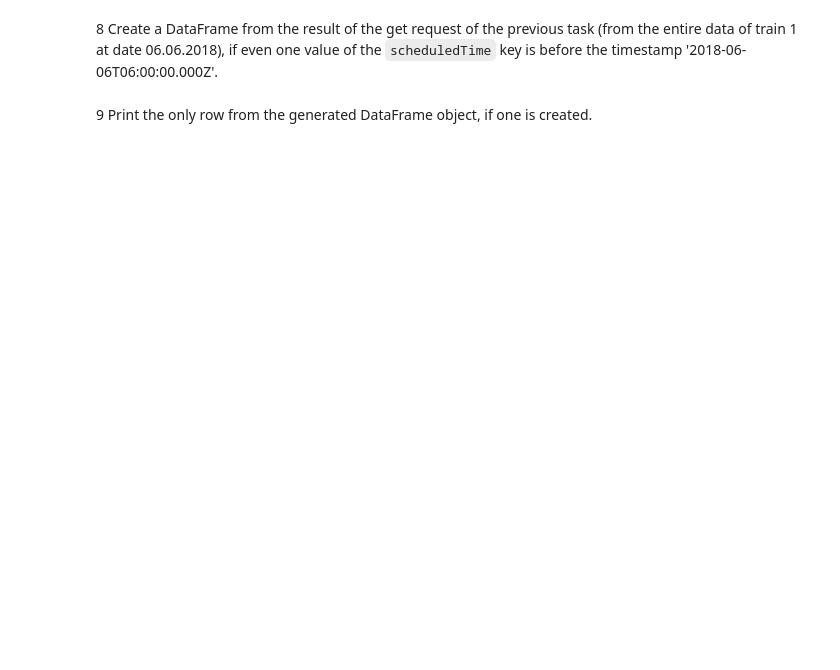
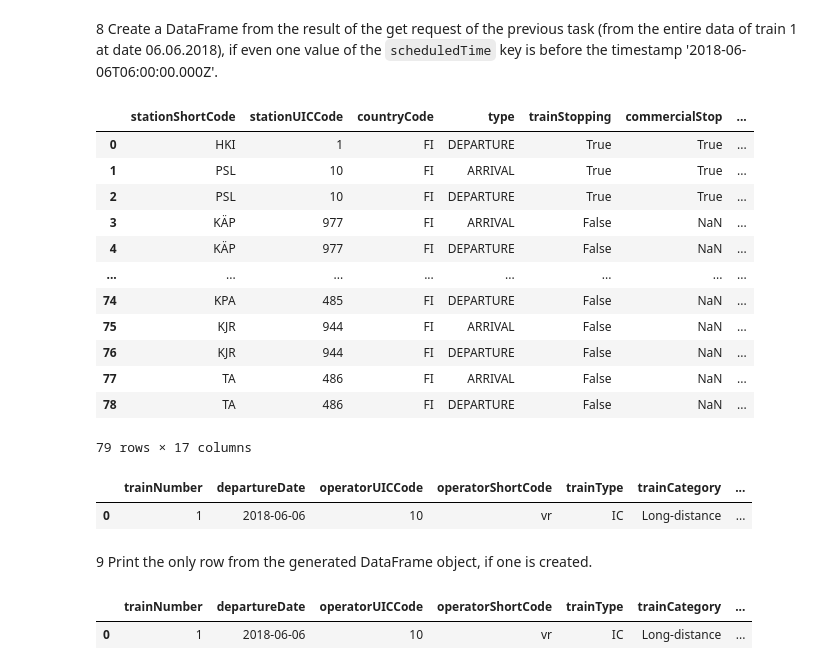
Before and after one commit to aamnah/ttc8030-data-preprocessing, a Jupyter notebook: exercises/Exercise_3_Rest_API.ipynb, the cells around one changed output. Cells and saved outputs as stored; diff of their text form; code cells hidden in the pictures; blank space fills up the shorter version.

```diff
--- a/exercises/Exercise_3_Rest_API.ipynb
+++ b/exercises/Exercise_3_Rest_API.ipynb
@@ -48,0 +110,12 @@ Url for the interface: http://www.hel.fi/palvelukarttaws/rest/vpalvelurekisteri
+# %%
+departure_date = "2018-06-06"
+train_number = 1
+
+digitraffic_baseurl = "https://rata.digitraffic.fi/api/v1/trains"
+trains_api_url = f"{digitraffic_baseurl}/{departure_date}/{train_number}"
+# https://rata.digitraffic.fi/api/v1/trains/2018-06-06/1
+
+req = requests.get(trains_api_url)
+train_data = req.json()
+
+train_data
@@ -53,2 +142,47 @@ Url for the interface: http://www.hel.fi/palvelukarttaws/rest/vpalvelurekisteri
+# %%
+import pandas as pd
+
+timestamp = '2018-06-06T06:00:00.000Z'
+
+# Create a dataframe based on values in the timeTableRows list
+# more useful, but probably not asked for
+data = []
+for train in train_data:
+    for time in train['timeTableRows']:
+        if time['scheduledTime'] < timestamp:
+            data.append(time)
+
+df = pd.json_normalize(data)
+df
+# %% [output]
+|  | stationShortCode | stationUICCode | countryCode | type | trainStopping | commercialStop | ... |
+| 0 | HKI | 1 | FI | DEPARTURE | True | True | ... |
+| 1 | PSL | 10 | FI | ARRIVAL | True | True | ... |
+| 2 | PSL | 10 | FI | DEPARTURE | True | True | ... |
+| 3 | KÄP | 977 | FI | ARRIVAL | False | NaN | ... |
+| 4 | KÄP | 977 | FI | DEPARTURE | False | NaN | ... |
+| ... | ... | ... | ... | ... | ... | ... | ... |
+| 74 | KPA | 485 | FI | DEPARTURE | False | NaN | ... |
+| 75 | KJR | 944 | FI | ARRIVAL | False | NaN | ... |
+| 76 | KJR | 944 | FI | DEPARTURE | False | NaN | ... |
+| 77 | TA | 486 | FI | ARRIVAL | False | NaN | ... |
+| 78 | TA | 486 | FI | DEPARTURE | False | NaN | ... |
+79 rows × 17 columns
+# %%
+import pandas as pd
+
+timestamp = '2018-06-06T06:00:00.000Z'
+
+# Create a dataframe based on the entire result of the API call
+for train in train_data:
+    for time in train['timeTableRows']:
+        if time['scheduledTime'] < timestamp:
+            df = pd.json_normalize(train_data)
+            break
+
+df
+# %% [output]
+|  | trainNumber | departureDate | operatorUICCode | operatorShortCode | trainType | trainCategory | ... |
+| 0 | 1 | 2018-06-06 | 10 | vr | IC | Long-distance | ... |
 # %% [markdown]
 9 Print the only row from the generated DataFrame object, if one is created.
@@ -56,0 +189,5 @@ Url for the interface: http://www.hel.fi/palvelukarttaws/rest/vpalvelurekisteri
+# %%
+df
+# %% [output]
+|  | trainNumber | departureDate | operatorUICCode | operatorShortCode | trainType | trainCategory | ... |
+| 0 | 1 | 2018-06-06 | 10 | vr | IC | Long-distance | ... |
```
Also changed, not shown: parts of 16 cells of this notebook.
